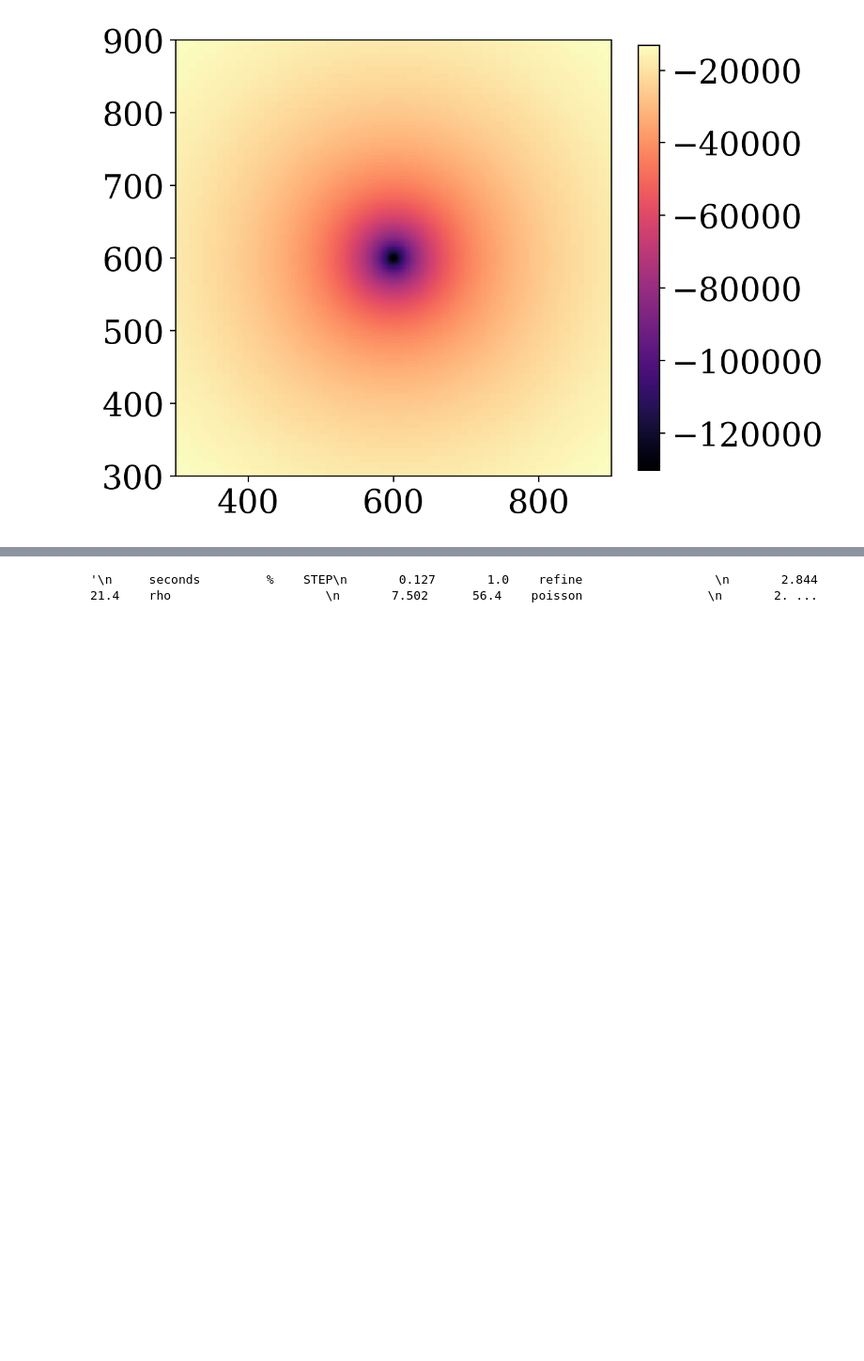
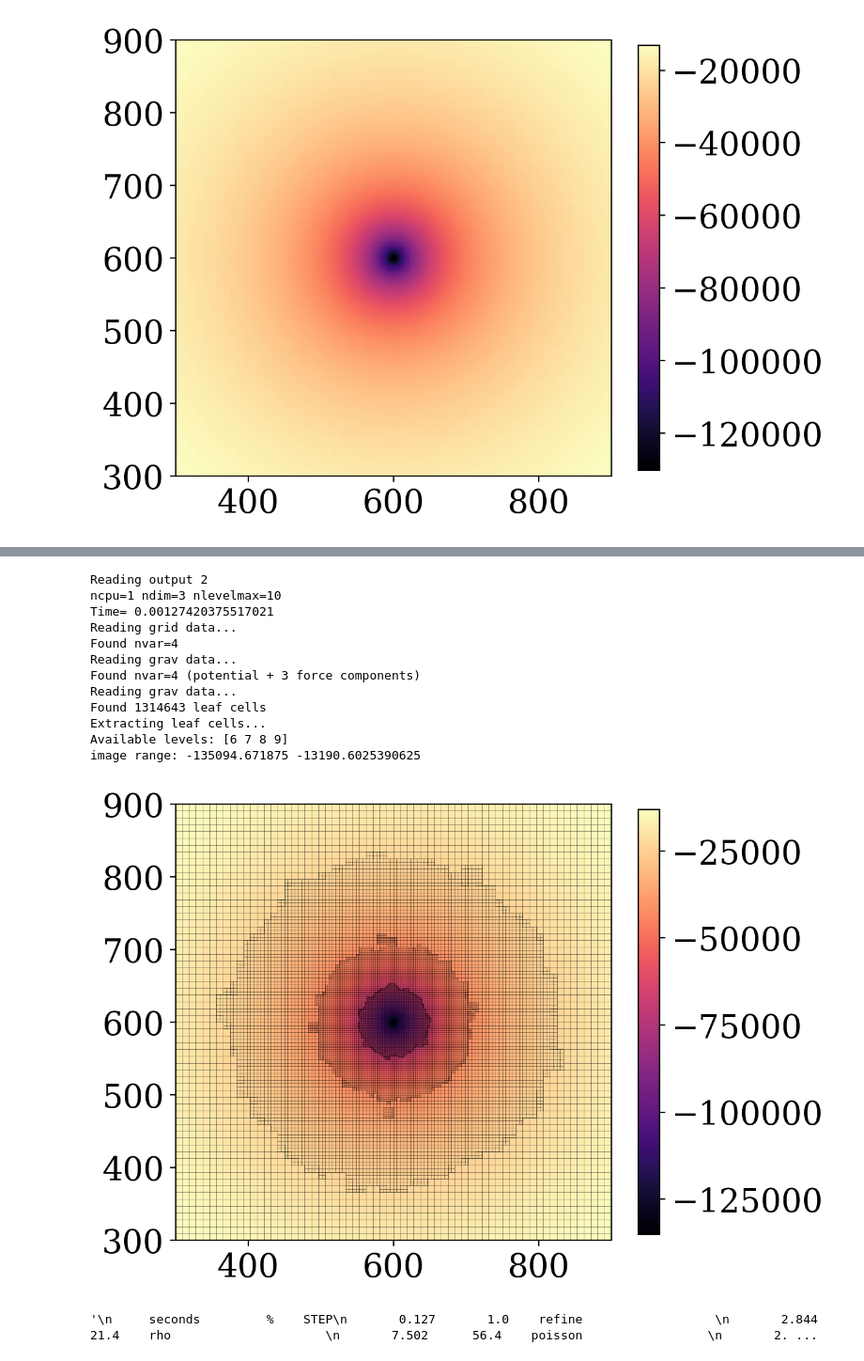
Before and after one commit to Byeol-Haneul/Ramses-FMM, a Jupyter notebook: analyze/amr.ipynb, the cells around one changed output, grey strips where cells are left out. Shown at 94% size. Cells and saved outputs as stored; diff of their text form; code cells hidden in the pictures; blank space fills up the shorter version.

```diff
--- a/analyze/amr.ipynb
+++ b/analyze/amr.ipynb
@@ -332,4 +288,21 @@ image range: -130217.2109375 -13209.1123046875
 [figure]
+# %%
+plot(2, 600, True)
+plt.savefig('./fig/nfw_6789.png')
+# %% [output]
+Reading output 2
+ncpu=1 ndim=3 nlevelmax=10
+Time= 0.00127420375517021
+Reading grid data...
+Found nvar=4
+Reading grav data...
+Found nvar=4 (potential + 3 force components)
+Reading grav data...
+Found 1314643 leaf cells
+Extracting leaf cells...
+Available levels: [6 7 8 9]
+image range: -135094.671875 -13190.6025390625
+[figure, added]
 # %%
 #mg
 '''
```
Also changed, not shown: parts of 8 cells of this notebook, 3 other files.
